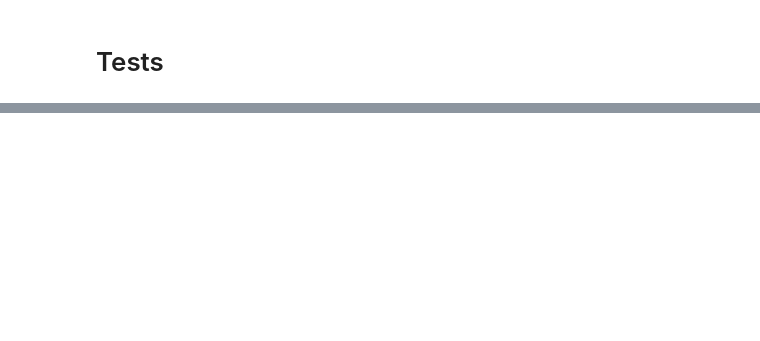
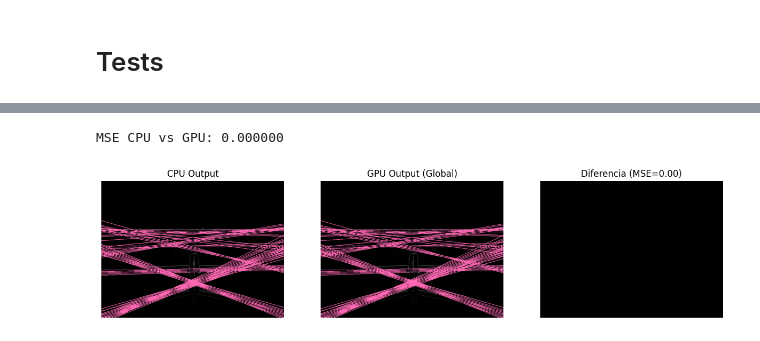
Before and after one commit to DanielRasho/Paralela-proj3, a Jupyter notebook: testing.ipynb, the cells around one changed output, grey strips where cells are left out. Saved outputs shown, nothing was run; the diff lists cells and outputs as text; code cells hidden in the pictures; blank space fills up the shorter version.

Commit message:
test: cpu vs gpu global time

```diff
--- a/testing.ipynb
+++ b/testing.ipynb
@@ -73,0 +84,33 @@ print(f"Error cuadrático medio entre CPU y GPU: {mse:.4f}")
+# %%
+from PIL import Image
+import numpy as np
+import matplotlib.pyplot as plt
+from pathlib import Path
+
+cpu_path = Path("Paralela-proj3-main/media/cpu_out.png")
+gpu_path = Path("Paralela-proj3-main/media/gpu_out.png")
+
+imgs, titles = [], []
+cpu_img = gpu_img = None
+
+if cpu_path.exists():
+    cpu_img = np.array(Image.open(cpu_path)); imgs.append(cpu_img); titles.append("CPU Output")
+if gpu_path.exists():
+    gpu_img = np.array(Image.open(gpu_path)); imgs.append(gpu_img); titles.append("GPU Output (Global)")
+
+if imgs:
+    cols = len(imgs) + (1 if (cpu_img is not None and gpu_img is not None) else 0)
+    plt.figure(figsize=(5*cols, 4))
+    for i,(im,tt) in enumerate(zip(imgs, titles), start=1):
+        plt.subplot(1, cols, i); plt.imshow(im); plt.axis('off'); plt.title(tt)
+    if cpu_img is not None and gpu_img is not None:
+        diff = np.abs(cpu_img.astype(int) - gpu_img.astype(int))
+        mse = np.mean(diff**2)
+        plt.subplot(1, cols, cols); plt.imshow(diff); plt.axis('off'); plt.title(f"Diferencia (MSE={mse:.2f})")
+        print(f"MSE CPU vs GPU: {mse:.6f}")
+    plt.show()
+else:
+    print("No hay imágenes para mostrar.")
+# %% [output]
+MSE CPU vs GPU: 0.000000
+[figure, added]
```
Also changed, not shown: parts of 15 cells of this notebook.
